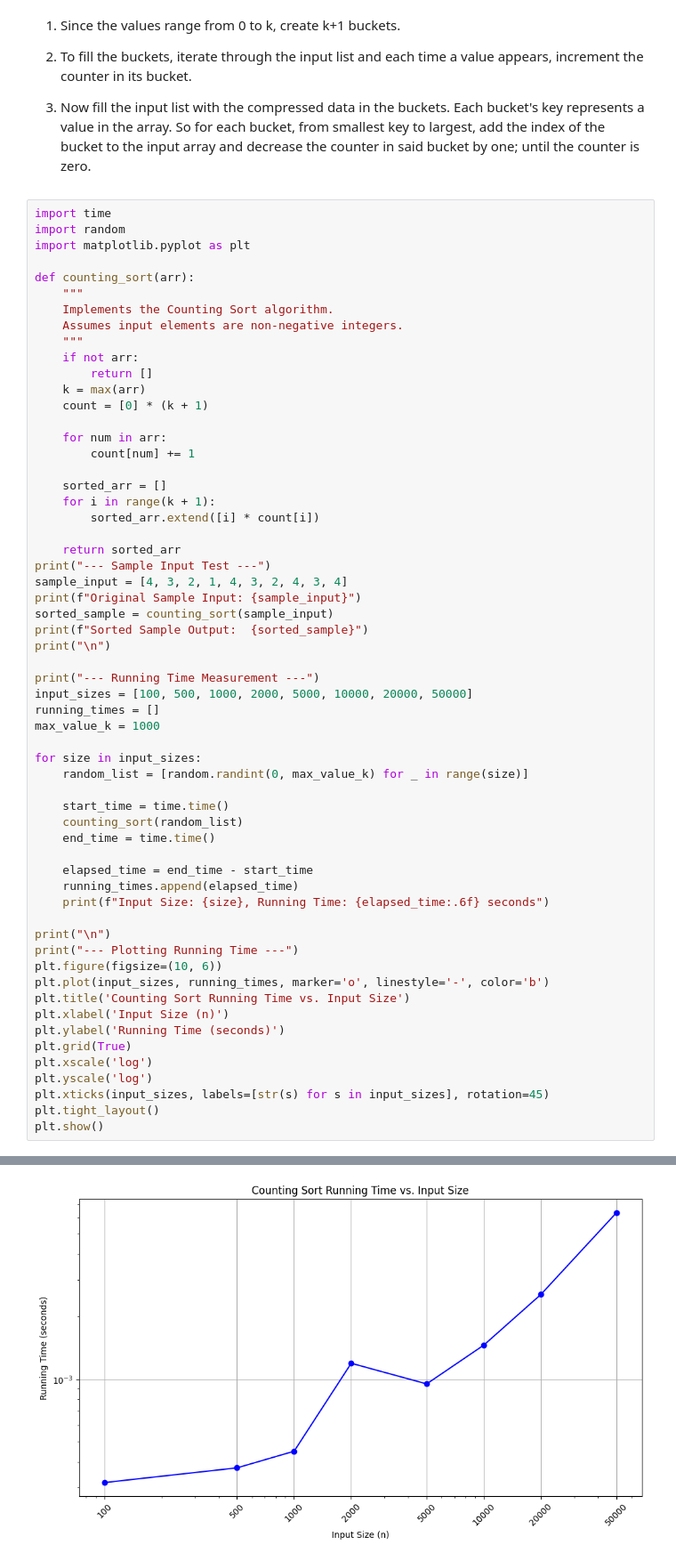
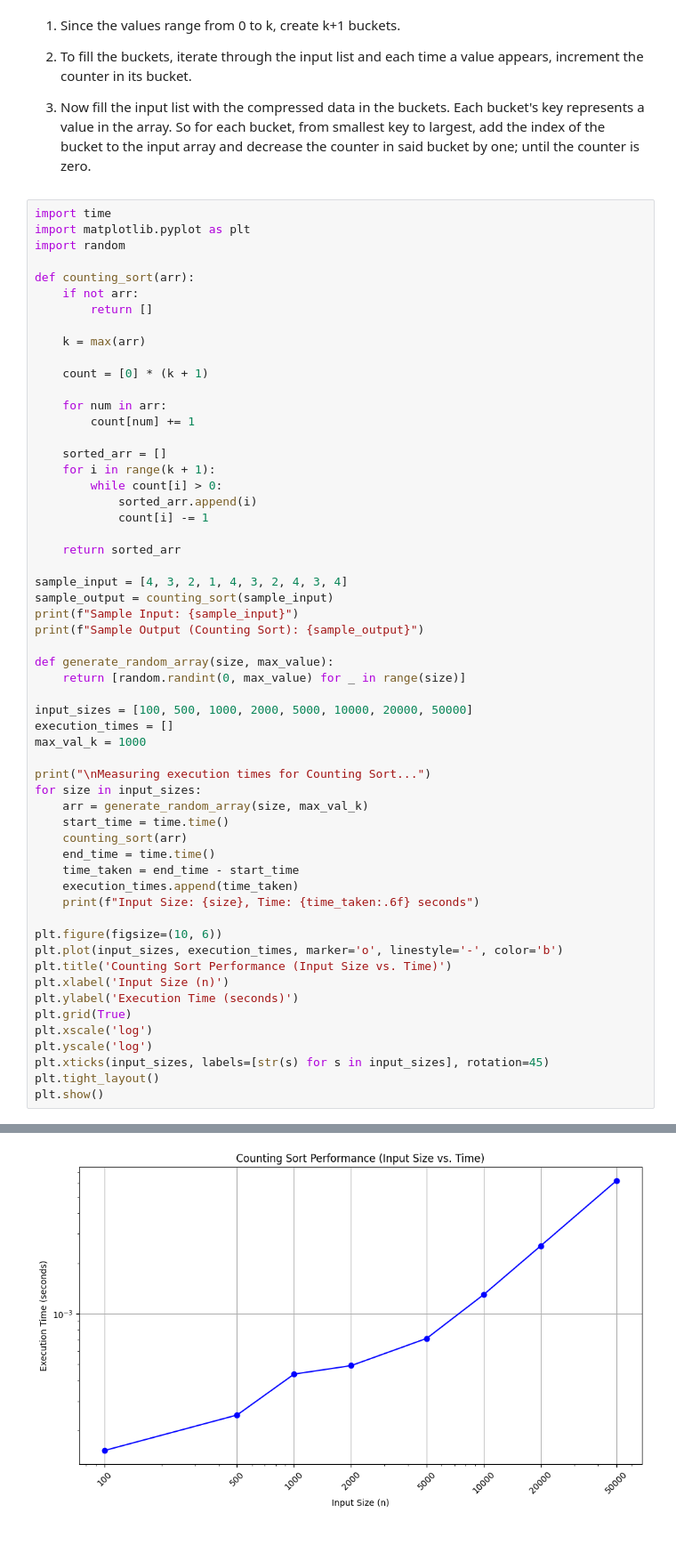
Before and after one commit to sanskarahamana/APS-LAB, a Jupyter notebook: Lab_6.ipynb, the cells around one changed output, grey strips where cells are left out. Shown at 89% size. Drawn from its saved outputs; the diff is of its cells as text.

```diff
--- a/Lab_6.ipynb
+++ b/Lab_6.ipynb
@@ -22,17 +22,15 @@ each time a value appears, increment the counter in its bucket.
 buckets. Each bucket's key represents a value in the  array. So for each bucket, from smallest key to largest, add the index of the bucket to the input array and decrease the counter in said bucket by one; until the counter is zero.
 # %%
 import time
+import matplotlib.pyplot as plt
 import random
-import matplotlib.pyplot as plt
 
 def counting_sort(arr):
-    """
-    Implements the Counting Sort algorithm.
-    Assumes input elements are non-negative integers.
-    """
     if not arr:
         return []
+
     k = max(arr)
+
     count = [0] * (k + 1)
 
     for num in arr:
@@ -40,39 +38,39 @@ def counting_sort(arr):
 
     sorted_arr = []
     for i in range(k + 1):
-        sorted_arr.extend([i] * count[i])
+        while count[i] > 0:
+            sorted_arr.append(i)
+            count[i] -= 1
 
     return sorted_arr
-print("--- Sample Input Test ---")
+
 sample_input = [4, 3, 2, 1, 4, 3, 2, 4, 3, 4]
-print(f"Original Sample Input: {sample_input}")
-sorted_sample = counting_sort(sample_input)
-print(f"Sorted Sample Output:  {sorted_sample}")
-print("\n")
+sample_output = counting_sort(sample_input)
+print(f"Sample Input: {sample_input}")
+print(f"Sample Output (Counting Sort): {sample_output}")
 
-print("--- Running Time Measurement ---")
+def generate_random_array(size, max_value):
+    return [random.randint(0, max_value) for _ in range(size)]
+
 input_sizes = [100, 500, 1000, 2000, 5000, 10000, 20000, 50000]
-running_times = []
-max_value_k = 1000
+execution_times = []
+max_val_k = 1000
 
+print("\nMeasuring execution times for Counting Sort...")
 for size in input_sizes:
-    random_list = [random.randint(0, max_value_k) for _ in range(size)]
+    arr = generate_random_array(size, max_val_k)
+    start_time = time.time()
+    counting_sort(arr)
+    end_time = time.time()
+    time_taken = end_time - start_time
+    execution_times.append(time_taken)
+    print(f"Input Size: {size}, Time: {time_taken:.6f} seconds")
 
-    start_time = time.time()
-    counting_sort(random_list)
-    end_time = time.time()
-
-    elapsed_time = end_time - start_time
-    running_times.append(elapsed_time)
-    print(f"Input Size: {size}, Running Time: {elapsed_time:.6f} seconds")
-
-print("\n")
-print("--- Plotting Running Time ---")
 plt.figure(figsize=(10, 6))
-plt.plot(input_sizes, running_times, marker='o', linestyle='-', color='b')
-plt.title('Counting Sort Running Time vs. Input Size')
+plt.plot(input_sizes, execution_times, marker='o', linestyle='-', color='b')
+plt.title('Counting Sort Performance (Input Size vs. Time)')
 plt.xlabel('Input Size (n)')
-plt.ylabel('Running Time (seconds)')
+plt.ylabel('Execution Time (seconds)')
 plt.grid(True)
 plt.xscale('log')
 plt.yscale('log')
@@ -100 +93 @@ Input Size: 50000, Running Time: 0.006340 seconds
-[figure, old version]
+[figure, new version]
```
Also changed, not shown: parts of 7 cells of this notebook.
